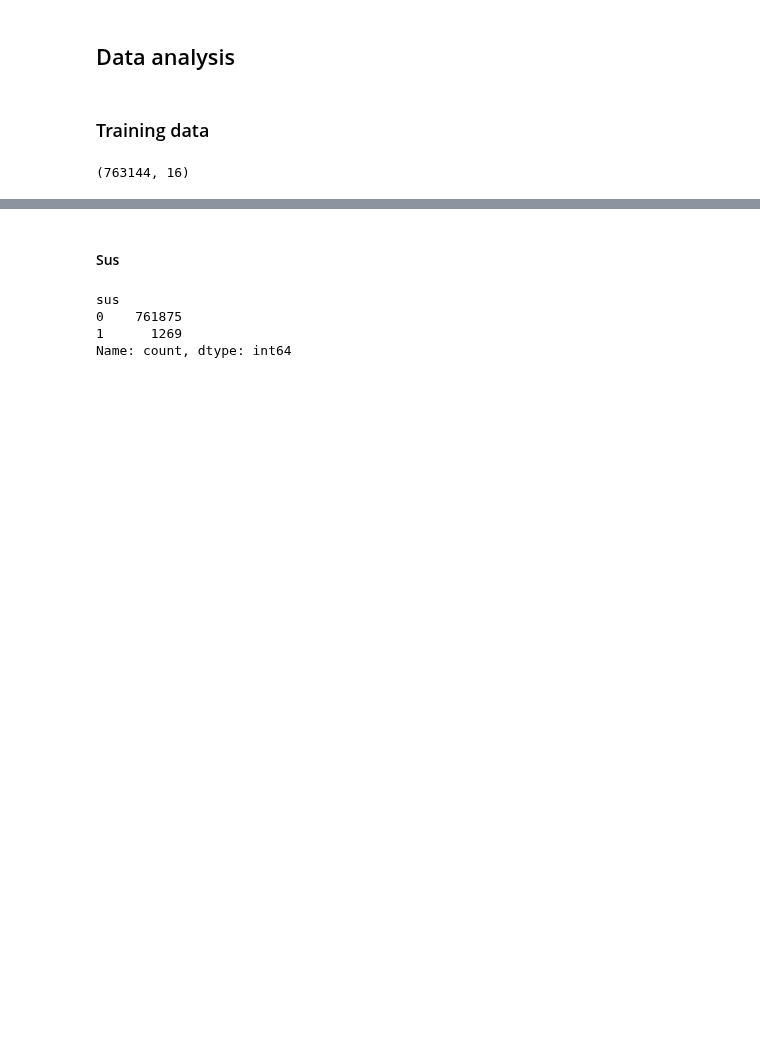
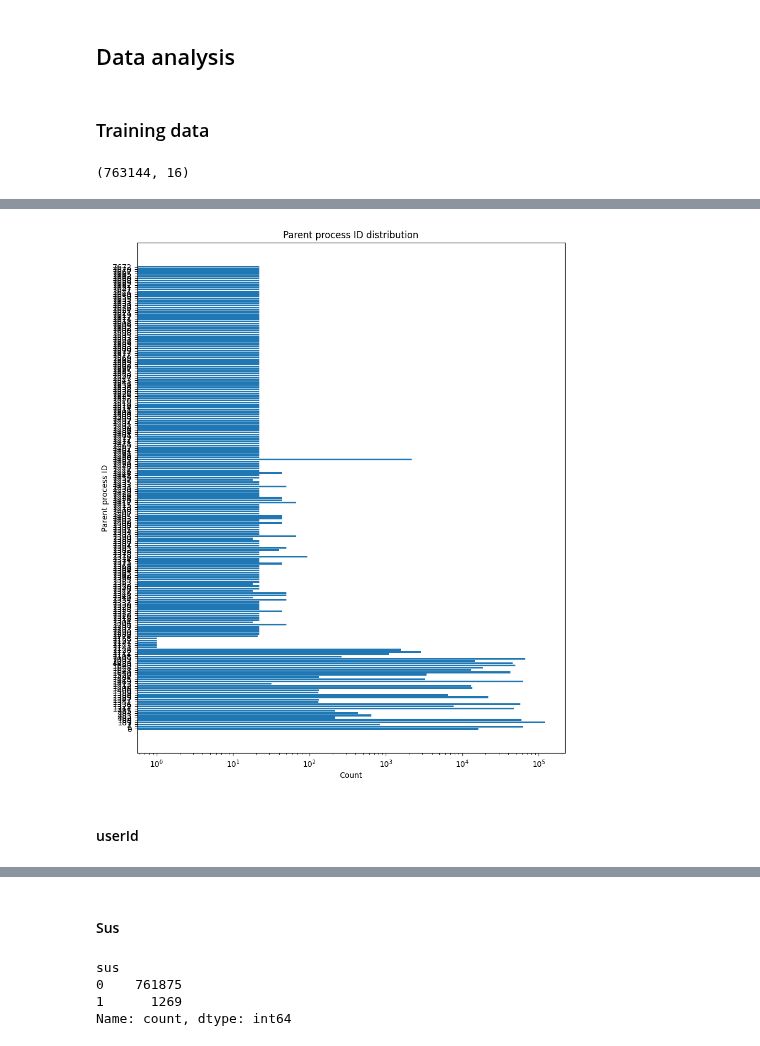
Before and after one commit to moryba/Beth-project, a Jupyter notebook: Data analysis/data analysis.ipynb, the cells around one changed output, grey strips where cells are left out. Saved outputs shown, nothing was run; the diff lists cells and outputs as text; code cells hidden in the pictures; blank space fills up the shorter version.

```diff
--- a/Data analysis/data analysis.ipynb
+++ b/Data analysis/data analysis.ipynb
@@ -38,0 +115,3 @@ train_data.head()
+# %%
+parentprocessid_train = train_data.groupby(['parentProcessId'])[['timestamp']].count()
+print(parentprocessid_train)
@@ -38,0 +134,18 @@ train_data.head()
+# %%
+fig, ax = plt.subplots(figsize=(10,12))
+labels = parentprocessid_train.index.values.astype('str')
+counts = parentprocessid_train.timestamp.values
+
+y_pos = np.arange(len(labels))
+ax.barh(labels, counts)
+plt.xticks(y_pos, labels)
+ax.set_xlabel('Count')
+ax.set_ylabel('Parent process ID')
+ax.set_title('Parent process ID distribution')
+# ax.legend(title='User Id')
+ax.set_xscale('log')
+plt.show()
+# %% [output]
+[figure, added]
+# %% [markdown]
+#### userId
```
Also changed, not shown: parts of 20 cells of this notebook, 5 other files.
